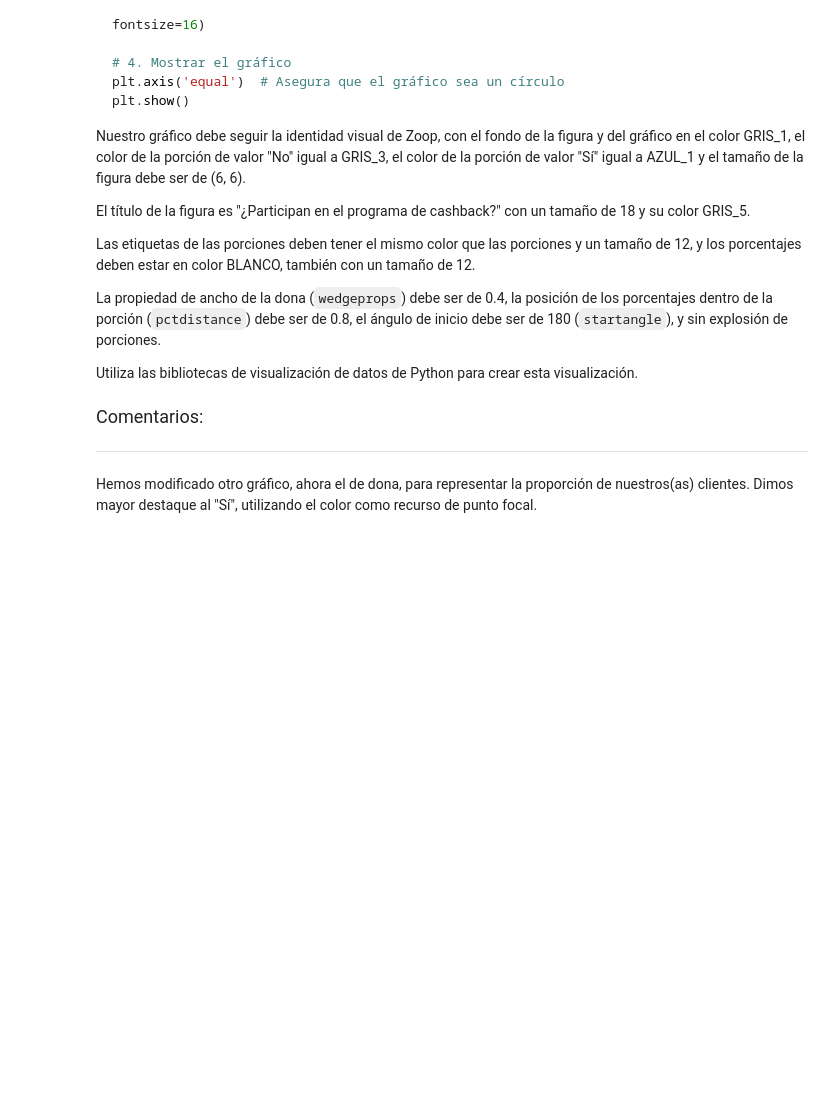
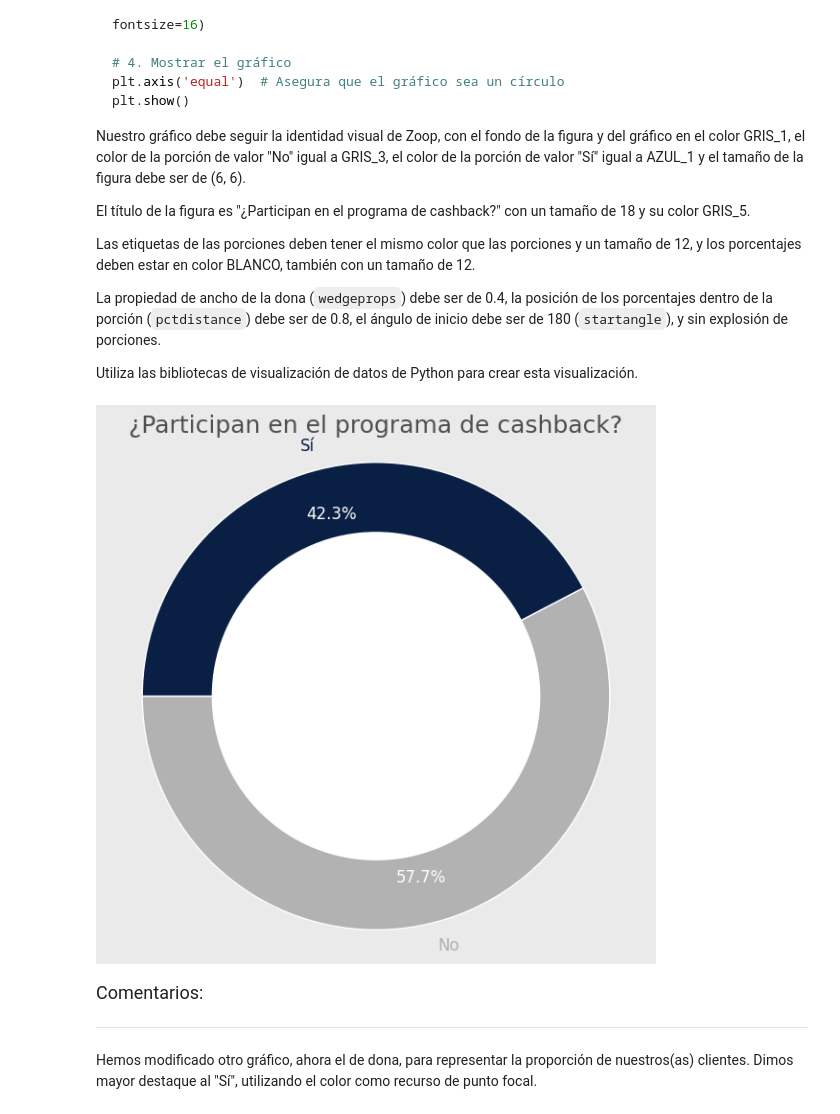
Before and after one commit to Juans1604/AluraStoreLatam, a Jupyter notebook: IA_aplicada_a_ciencia_de_datos.ipynb, the cells around one changed output. Saved outputs shown, nothing was run; the diff lists cells and outputs as text; code cells hidden in the pictures; blank space fills up the shorter version.

```diff
--- a/IA_aplicada_a_ciencia_de_datos.ipynb
+++ b/IA_aplicada_a_ciencia_de_datos.ipynb
@@ -1729,3 +2020,29 @@ Ajustamos el gráfico de barras apiladas representando con colores más suaves l
 ### **Gráfico 5 - Clientes participantes del programa de cashback:**
 # %% [markdown]
 Ahora ha llegado el momento del gráfico de sectores. Ya está bien encaminado, pero necesitamos realizar algunos ajustes.
+# %%
+# Contar los valores de participación en cashback
+participacion_cashback = df['cashback'].value_counts()
+
+# Colores: azul y rojo
+colores = ['#d62728', '#1f77b4']  # azul, rojo
+
+# Crear gráfico tipo rosquilla
+plt.figure(figsize=(6, 6))
+wedges, texts, autotexts = plt.pie(participacion_cashback,
+                                   labels=participacion_cashback.index,
+                                   autopct='%1.1f%%',
+                                   startangle=90,
+                                   colors=colores,
+                                   wedgeprops=dict(width=0.4))  # hace el "agujero" al centro
+
+# Círculo central blanco
+centro = plt.Circle((0, 0), 0.70, fc='white')
+plt.gca().add_artist(centro)
+
+# Título
+plt.title('Proporción de Usuarios(as) en el Programa de Cashback', fontsize=14)
+plt.axis('equal')  # Mantiene proporciones
+
+plt.tight_layout()
+plt.show()
@@ -1761,3 +2129,7 @@ Utiliza las bibliotecas de visualización de datos de Python para crear esta vis
+# %%
+proporcion_cashback().show()
+# %% [output]
+[figure, added]
 # %% [markdown]
 <font color="7b71ff" size=4> Comentarios: </font>
 
```
Also changed, not shown: parts of 20 cells of this notebook.
